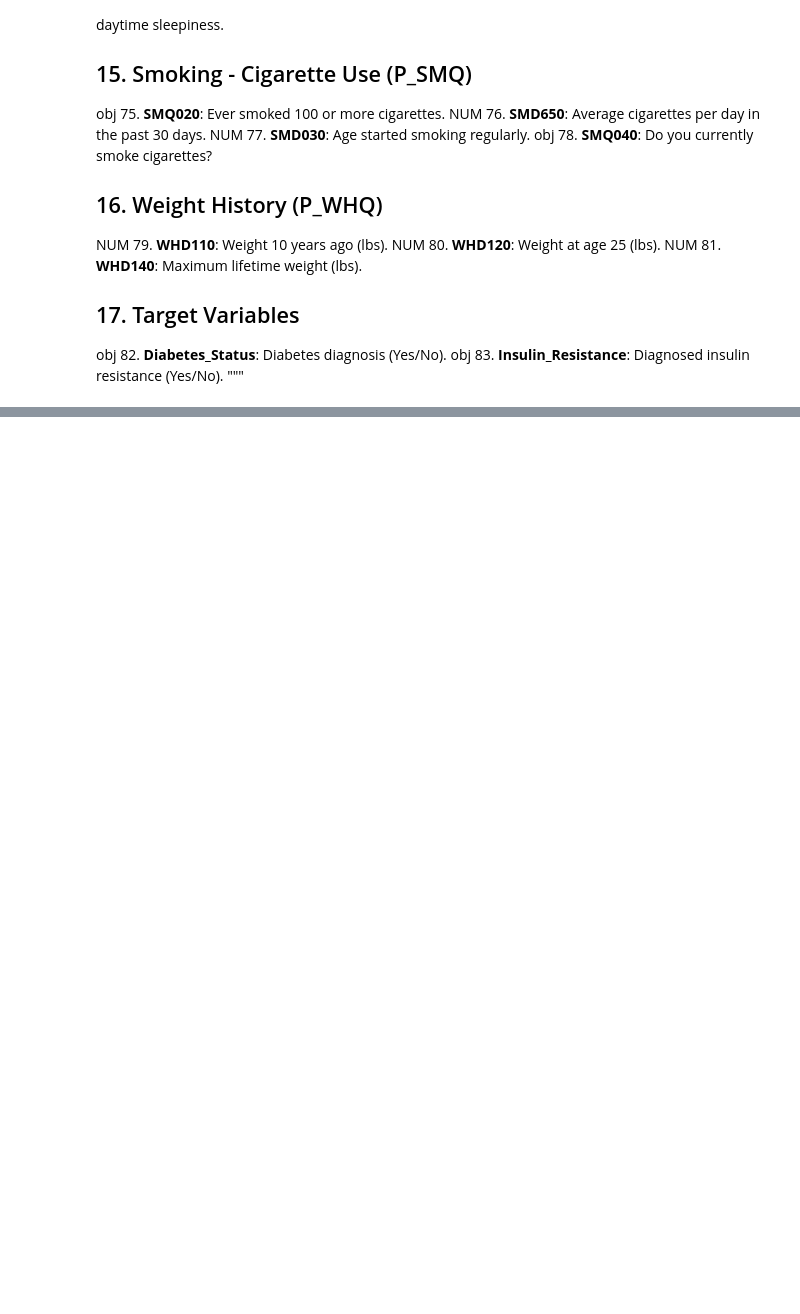
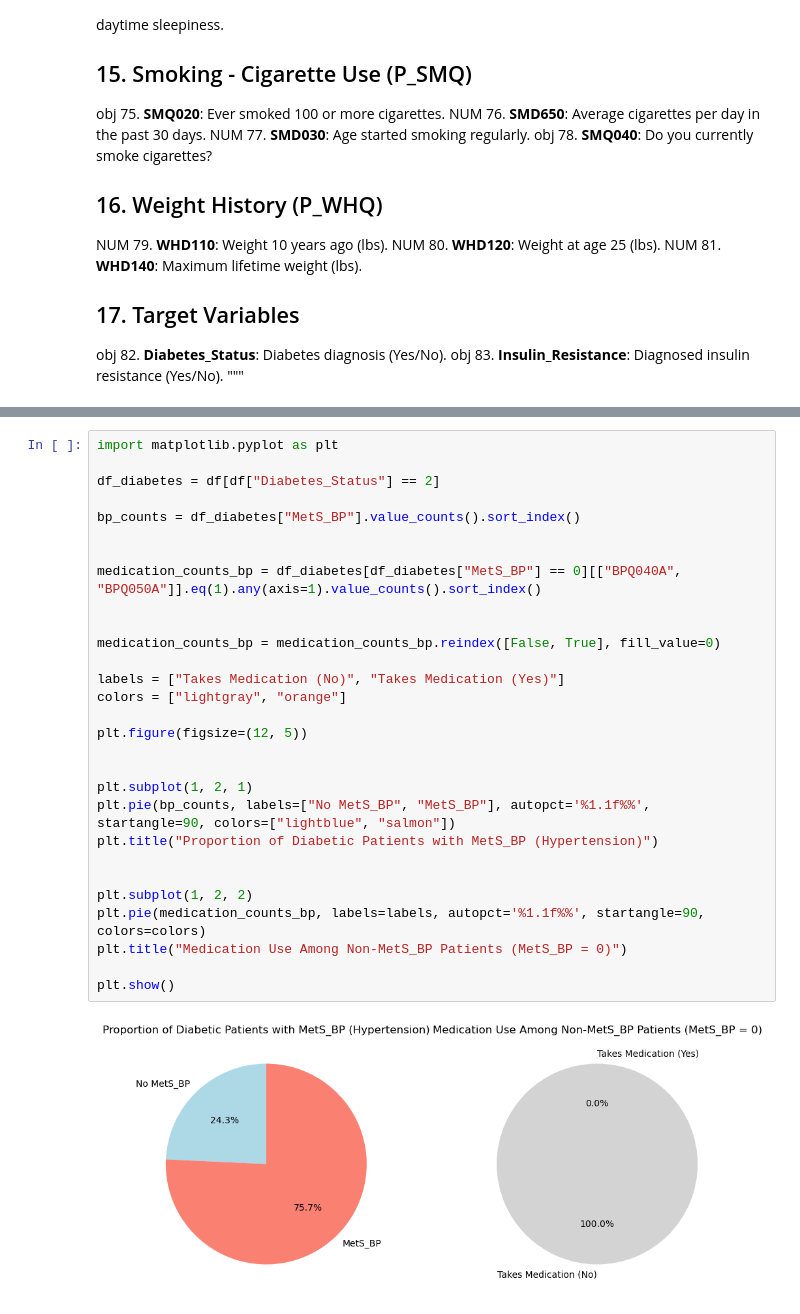
Before and after one commit to artmskfr/HealthScope-Diabetes, a Jupyter notebook: notebooks/data_prep.ipynb, the cells around one changed output, grey strips where cells are left out. Cells and saved outputs as stored; diff of their text form; blank space fills up the shorter version.

```diff
--- a/notebooks/data_prep.ipynb
+++ b/notebooks/data_prep.ipynb
@@ -1371,0 +680,31 @@ Total non-diabetic patients considered in the chart: 16228
+# %%
+import matplotlib.pyplot as plt
+
+df_diabetes = df[df["Diabetes_Status"] == 2]
+
+bp_counts = df_diabetes["MetS_BP"].value_counts().sort_index()
+
+
+medication_counts_bp = df_diabetes[df_diabetes["MetS_BP"] == 0][["BPQ040A", "BPQ050A"]].eq(1).any(axis=1).value_counts().sort_index()
+
+
+medication_counts_bp = medication_counts_bp.reindex([False, True], fill_value=0)
+
+labels = ["Takes Medication (No)", "Takes Medication (Yes)"]
+colors = ["lightgray", "orange"]
+
+plt.figure(figsize=(12, 5))
+
+
+plt.subplot(1, 2, 1)
+plt.pie(bp_counts, labels=["No MetS_BP", "MetS_BP"], autopct='%1.1f%%', startangle=90, colors=["lightblue", "salmon"])
+plt.title("Proportion of Diabetic Patients with MetS_BP (Hypertension)")
+
+
+plt.subplot(1, 2, 2)
+plt.pie(medication_counts_bp, labels=labels, autopct='%1.1f%%', startangle=90, colors=colors)
+plt.title("Medication Use Among Non-MetS_BP Patients (MetS_BP = 0)")
+
+plt.show()
+# %% [output]
+[figure, added]
```
Also changed, not shown: parts of 48 cells of this notebook, 15 other files.
